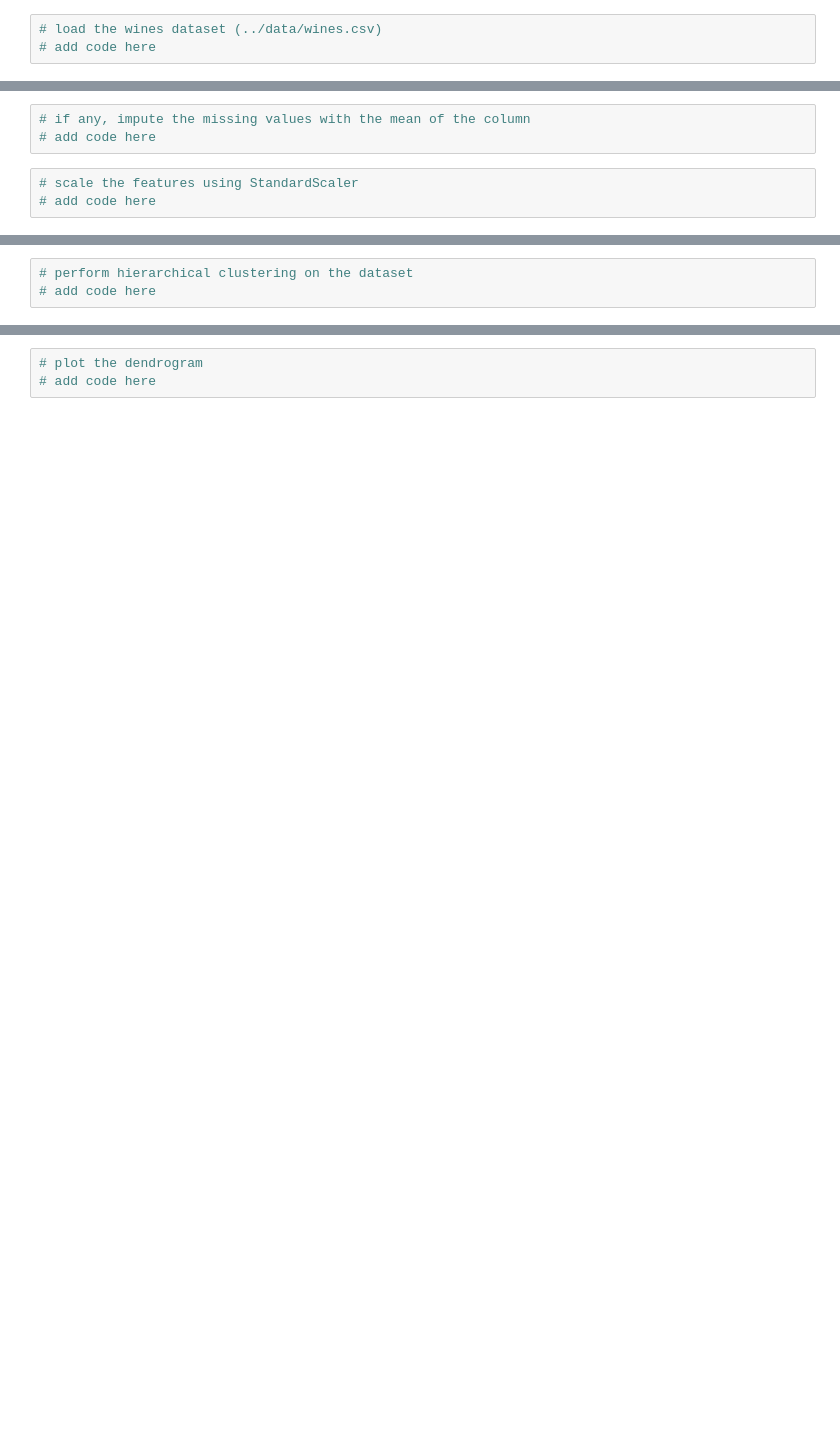
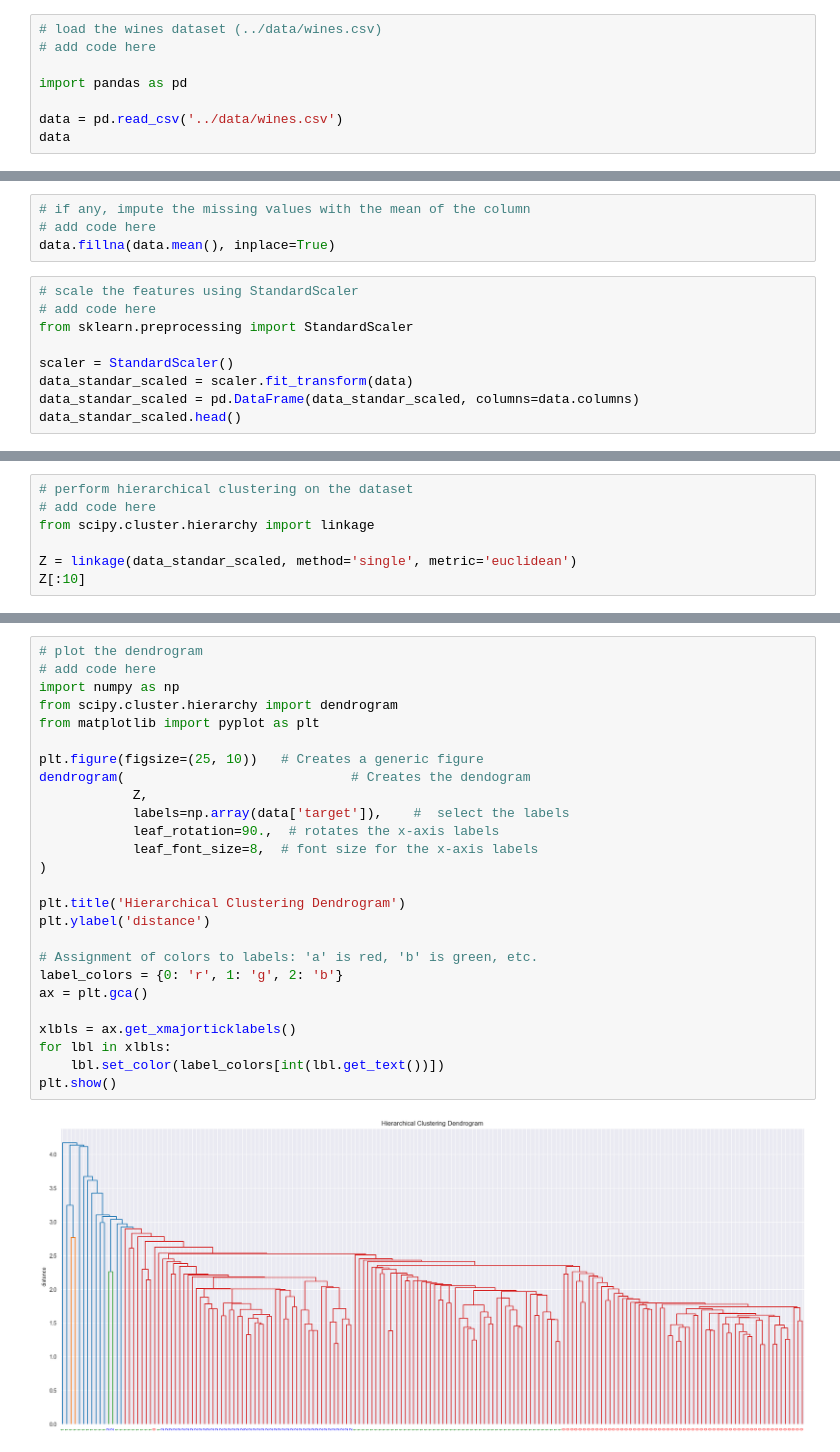
Before and after one commit to LCDA-UCP/ml-hands-on, a Jupyter notebook: exercises/session05/exercises.ipynb, the cells around one changed output, grey strips where cells are left out. Cells and saved outputs as stored; diff of their text form; blank space fills up the shorter version.

```diff
--- a/exercises/session05/exercises.ipynb
+++ b/exercises/session05/exercises.ipynb
@@ -1,3 +1,8 @@
 # %%
 # load the wines dataset (../data/wines.csv)
 # add code here
+
+import pandas as pd
+
+data = pd.read_csv('../data/wines.csv')
+data
@@ -10,6 +77,13 @@
 # %%
 # if any, impute the missing values with the mean of the column
 # add code here
+data.fillna(data.mean(), inplace=True)
 # %%
 # scale the features using StandardScaler
 # add code here
+from sklearn.preprocessing import StandardScaler
+
+scaler = StandardScaler()
+data_standar_scaled = scaler.fit_transform(data)
+data_standar_scaled = pd.DataFrame(data_standar_scaled, columns=data.columns)
+data_standar_scaled.head()
@@ -16,3 +97,7 @@
 # %%
 # perform hierarchical clustering on the dataset
 # add code here
+from scipy.cluster.hierarchy import linkage
+
+Z = linkage(data_standar_scaled, method='single', metric='euclidean')
+Z[:10]
@@ -19,6 +123,31 @@
 # %%
 # plot the dendrogram
 # add code here
+import numpy as np
+from scipy.cluster.hierarchy import dendrogram
+from matplotlib import pyplot as plt
+
+plt.figure(figsize=(25, 10))   # Creates a generic figure
+dendrogram(                             # Creates the dendogram
+            Z,
+            labels=np.array(data['target']),    #  select the labels
+            leaf_rotation=90.,  # rotates the x-axis labels
+            leaf_font_size=8,  # font size for the x-axis labels
+)
+
+plt.title('Hierarchical Clustering Dendrogram')
+plt.ylabel('distance')
+
+# Assignment of colors to labels: 'a' is red, 'b' is green, etc.
+label_colors = {0: 'r', 1: 'g', 2: 'b'}
+ax = plt.gca()
+
+xlbls = ax.get_xmajorticklabels()
+for lbl in xlbls:
+    lbl.set_color(label_colors[int(lbl.get_text())])
+plt.show()
+# %% [output]
+[figure, added]
 # %%
 # test different linkage methods and metrics and compare the results
 # add code here
```
Also changed, not shown: parts of 12 cells of this notebook, 4 other files.
